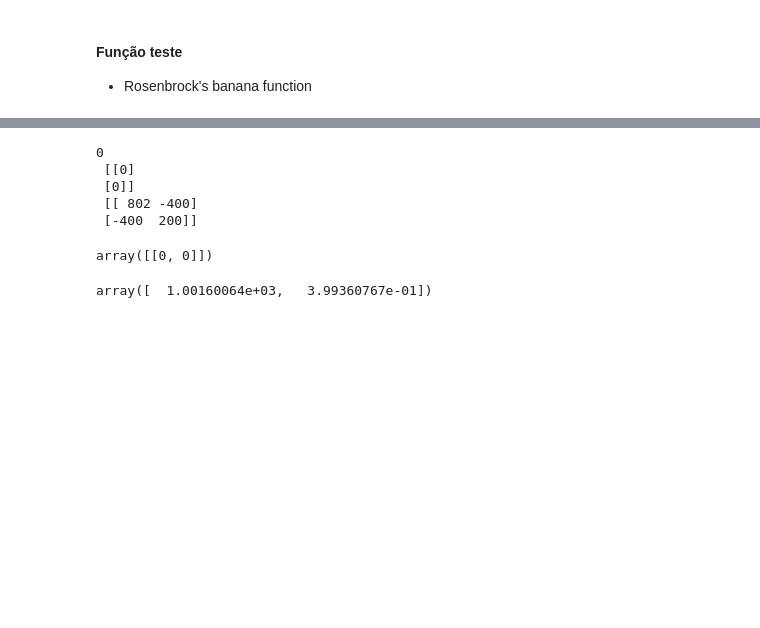
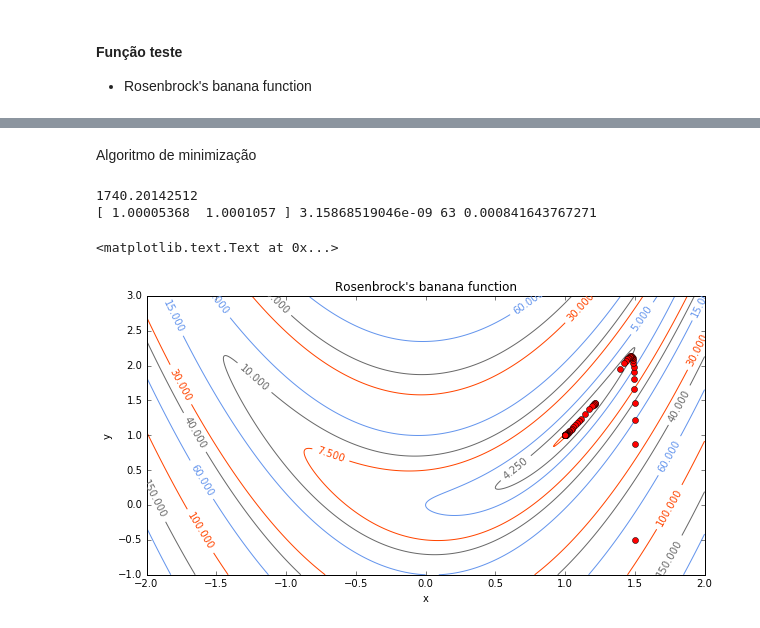
Before and after one commit to julionaojulho/machine-learning, a Jupyter notebook: optimization.ipynb, the cells around one changed output, grey strips where cells are left out. Drawn from its saved outputs; the diff is of its cells as text; code cells hidden in the pictures; blank space fills up the shorter version.

```diff
--- a/optimization.ipynb
+++ b/optimization.ipynb
@@ -50,17 +69,41 @@ plt.title("Rosenbrock's banana function")
-# %%
-x0 = (1,1)
-print(func(x0),'\n',grad(x0),'\n',hess(x0))
-# %% [output]
-0
- [[0]
- [0]]
- [[ 802 -400]
- [-400  200]]
-# %%
-np.matmul(grad(x0).T,hess(x0))
-# %% [output]
-array([[0, 0]])
-# %%
-np.linalg.eigvals(hess(x0))
-# %% [output]
-array([  1.00160064e+03,   3.99360767e-01])
+# %% [markdown]
+Algoritmo de minimização
+# %%
+epsilon = 1e-3
+delf = 1
+x0 = [1.5,-0.5]
+f,df,d2f = func(x0), grad(x0), hess(x0)#np.eye(2)
+print(np.linalg.norm(df))
+x = x0
+i,a = 0,0.5
+xp,yp,fp = [x0[0]], [x0[1]], [f]
+
+while np.linalg.norm(df) > epsilon and i < 500:
+    d = direction(x,1,d2f=-d2f)
+    if func(x + a*d[0]) < f:
+        x = x + a*d[0]
+        f,df = func(x), grad(x)
+        #d2f = hess(x)
+        d2f = hess_num(x,df,a,d[0],d2f)
+        d = np.matmul(-np.linalg.inv(d2f),df)
+        xp.append(x[0]),yp.append(x[1])
+        fp.append(f)
+    if all(df == 0) and all(np.linalg.eigvals(d2f) > 0):
+        print('x é minimizador')
+        break
+    i += 1
+    #print(x,f,i,delf)
+print(x,f,i,np.linalg.norm(df))
+
+plt.figure(figsize=(10,5))
+cp = plt.contour(x1,x2,Z,levels,colors=cors)
+plt.plot(xp,yp,'ro')
+plt.clabel(cp, inline=True,fontsize=10)
+plt.xlabel('x')
+plt.ylabel('y')
+plt.title("Rosenbrock's banana function")
+# %% [output]
+1740.20142512
+[ 1.00005368  1.0001057 ] 3.15868519046e-09 63 0.000841643767271
+<matplotlib.text.Text at 0x...>
+[figure, added]
```
Also changed, not shown: parts of 2 cells of this notebook.
